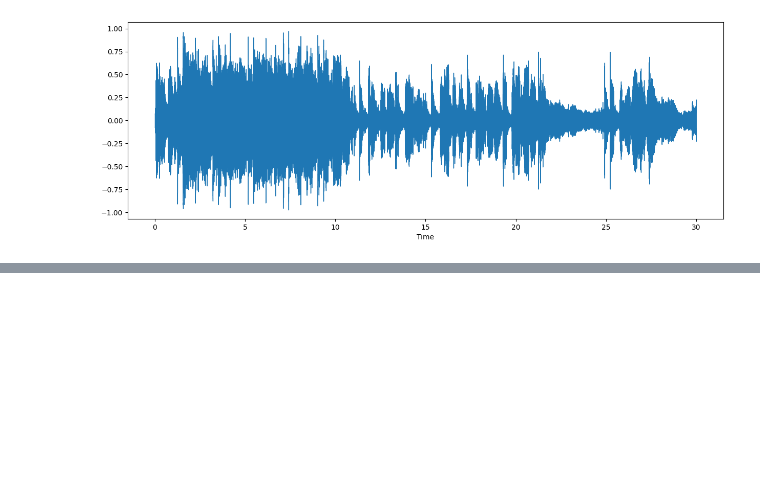
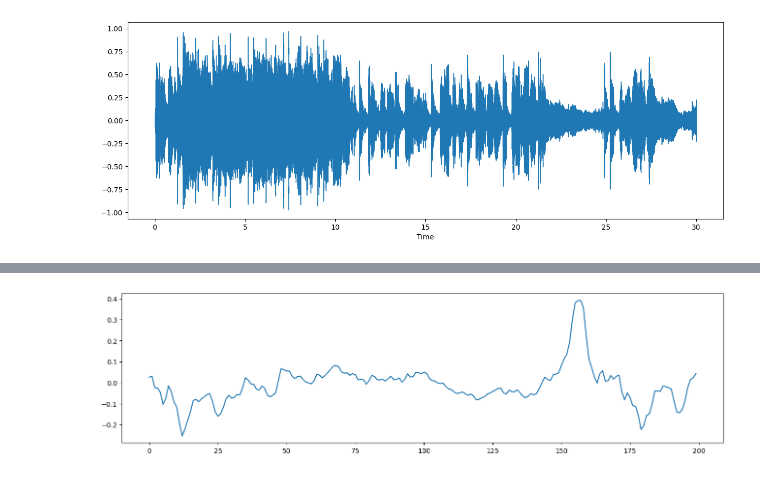
Before and after one commit to maoouu/CS_THESIS, a Jupyter notebook: KNN_DEMO.ipynb, the cells around one changed output, grey strips where cells are left out. Cells and saved outputs as stored; diff of their text form; code cells hidden in the pictures; blank space fills up the shorter version.

```diff
--- a/KNN_DEMO.ipynb
+++ b/KNN_DEMO.ipynb
@@ -94,0 +121,9 @@ plt.show()
+# %%
+# plot zoomed audio wave
+start = 1000
+end = 1200
+plt.figure(figsize=(16,4))
+plt.plot(audio_data[start:end])
+plt.show()
+# %% [output]
+[figure, added]
```
Also changed, not shown: parts of 18 cells of this notebook, 1 other file.
